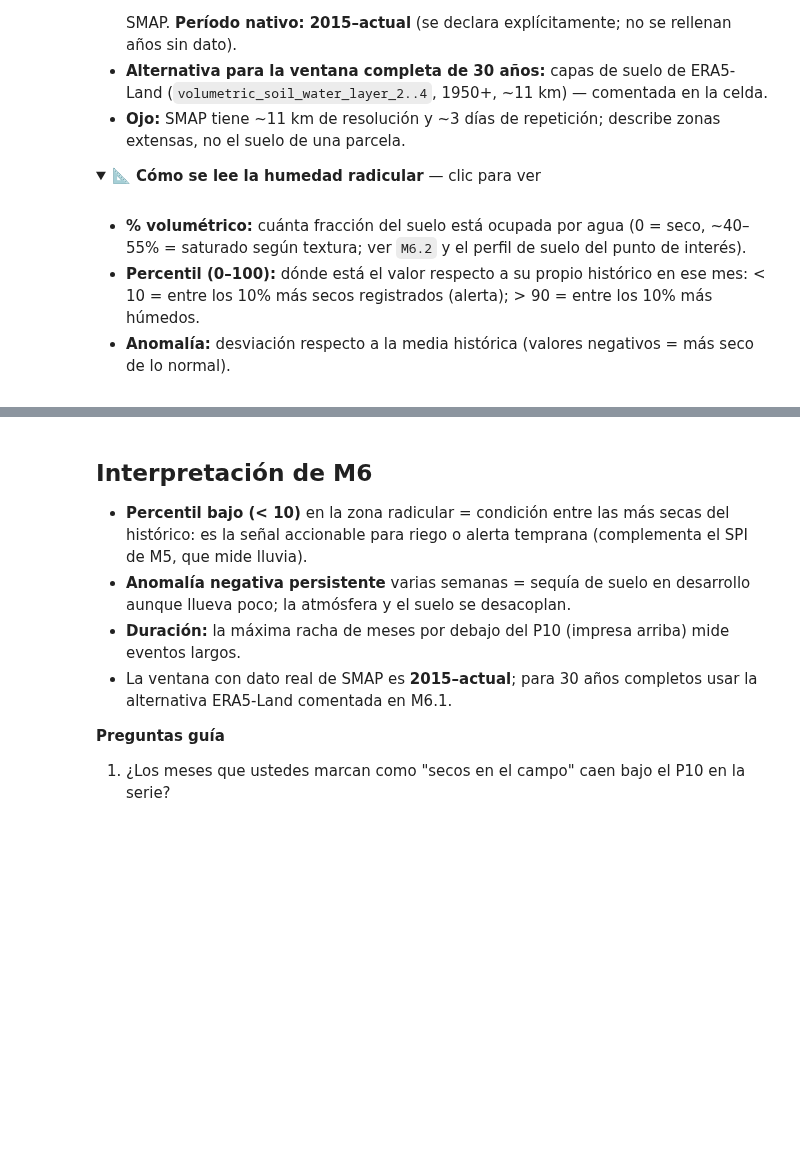
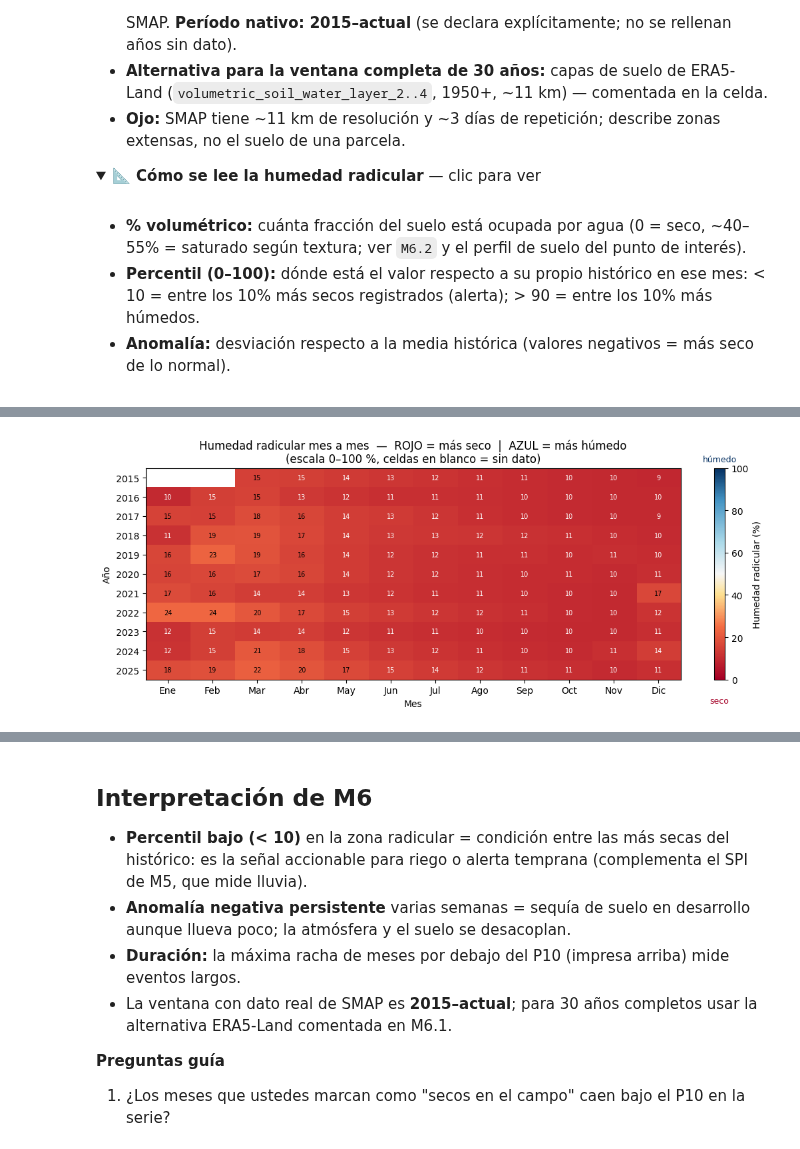
Before and after one commit to AGRIdigital-Climbat/PlantillaMapa, a Jupyter notebook: 06_Humedad_Suelo/01_humedad_suelo.ipynb, the cells around one changed output, grey strips where cells are left out. Saved outputs shown, nothing was run; the diff lists cells and outputs as text; code cells hidden in the pictures; folded sections open; blank space fills up the shorter version.

```diff
--- a/06_Humedad_Suelo/01_humedad_suelo.ipynb
+++ b/06_Humedad_Suelo/01_humedad_suelo.ipynb
@@ -586,0 +948,80 @@ Map_m6
+# %%
+# ============================================================
+# M6.5 Heatmap años × meses de humedad radicular
+# Escala divergente:  0 % = rojo (seco)  ->  100 % = azul (húmedo)
+# ============================================================
+
+from matplotlib.colors import LinearSegmentedColormap
+
+# Paleta rojo -> amarillo -> blanco -> celeste -> azul
+# Anclas pensadas para que el punto medio (~50 %) caiga en blanco.
+cmap_humedad = LinearSegmentedColormap.from_list(
+    "humedad_rojo_azul",
+    [
+        (0.00, "#a50026"),   # 0 %   rojo oscuro  (muy seco)
+        (0.25, "#f46d43"),   # 25 %  naranja
+        (0.40, "#fee090"),   # 40 %  amarillo claro
+        (0.50, "#f7f7f7"),   # 50 %  blanco (punto neutro)
+        (0.65, "#abd9e9"),   # 65 %  celeste
+        (0.85, "#4393c3"),   # 85 %  azul medio
+        (1.00, "#053061"),   # 100 % azul oscuro (muy húmedo)
+    ],
+)
+
+# --- Matriz años × meses ----------------------------------------------------
+pivote = df_sm["rootzone_pct"].to_frame()
+pivote["anio"] = pivote.index.year
+pivote["mes"]  = pivote.index.month
+matriz = pivote.pivot_table(index="anio", columns="mes",
+                            values="rootzone_pct")
+matriz = matriz.reindex(columns=MESES)
+
+# --- Escala fija 0–100 ------------------------------------------------------
+vmin, vmax = 0, 100
+
+fig, ax = plt.subplots(figsize=(11, 0.5 + 0.35 * len(matriz)))
+im = ax.imshow(matriz.values, aspect="auto", cmap=cmap_humedad,
+               vmin=vmin, vmax=vmax)
+
+ax.set_xticks(range(12)); ax.set_xticklabels(MESES_ES)
+ax.set_yticks(range(len(matriz))); ax.set_yticklabels(matriz.index)
+ax.set_xlabel("Mes"); ax.set_ylabel("Año")
+ax.set_title("Humedad radicular mes a mes  —  "
+             "ROJO = más seco  |  AZUL = más húmedo\n"
+             "(escala 0–100 %, celdas en blanco = sin dato)")
+
+# --- Números dentro de cada celda, con color de texto adaptativo -----------
+for i in range(len(matriz)):
+    for j in range(12):
+        v = matriz.values[i, j]
+        if np.isnan(v):
+            continue
+        # Cerca de 0 y de 100 el fondo es oscuro -> texto blanco.
+        # Cerca de 50 el fondo es claro -> texto negro.
+        frac = (v - vmin) / (vmax - vmin)
+        color_texto = "white" if (frac < 0.15 or frac > 0.85) else "black"
+        ax.text(j, i, f"{v:.0f}", ha="center", va="center",
+                fontsize=7, color=color_texto)
+
+# --- Colorbar ---------------------------------------------------------------
+cbar = plt.colorbar(im, ax=ax,
+                    ticks=[0, 20, 40, 60, 80, 100],
+                    label="Humedad radicular (%)")
+cbar.ax.text(0.5, -0.08, "seco", transform=cbar.ax.transAxes,
+             ha="center", va="top",    fontsize=9, color="#a50026")
+cbar.ax.text(0.5,  1.02, "húmedo", transform=cbar.ax.transAxes,
+             ha="center", va="bottom", fontsize=9, color="#053061")
+
+plt.tight_layout()
+plt.show()
+
+# --- Años con más meses secos ----------------------------------------------
+df_sm["anio"] = df_sm.index.year
+secos_por_anio = (
+    df_sm[df_sm["seco"]].groupby("anio").size()
+    .sort_values(ascending=False)
+)
+print("Años con más meses bajo el P10:")
+print(secos_por_anio.head(5).to_string())
+# %% [output]
+[figure, added]
```
Also changed, not shown: parts of 6 cells of this notebook.
